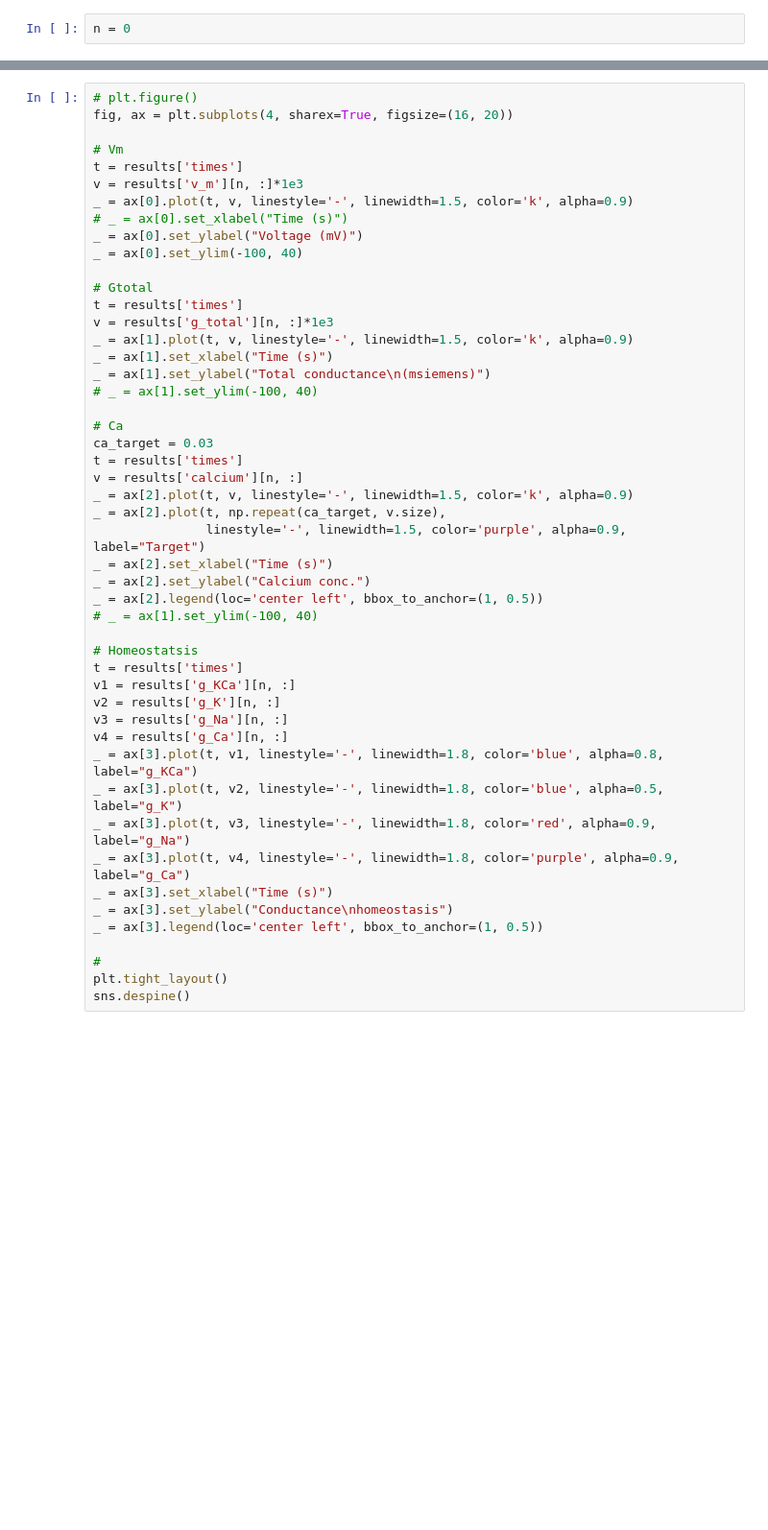
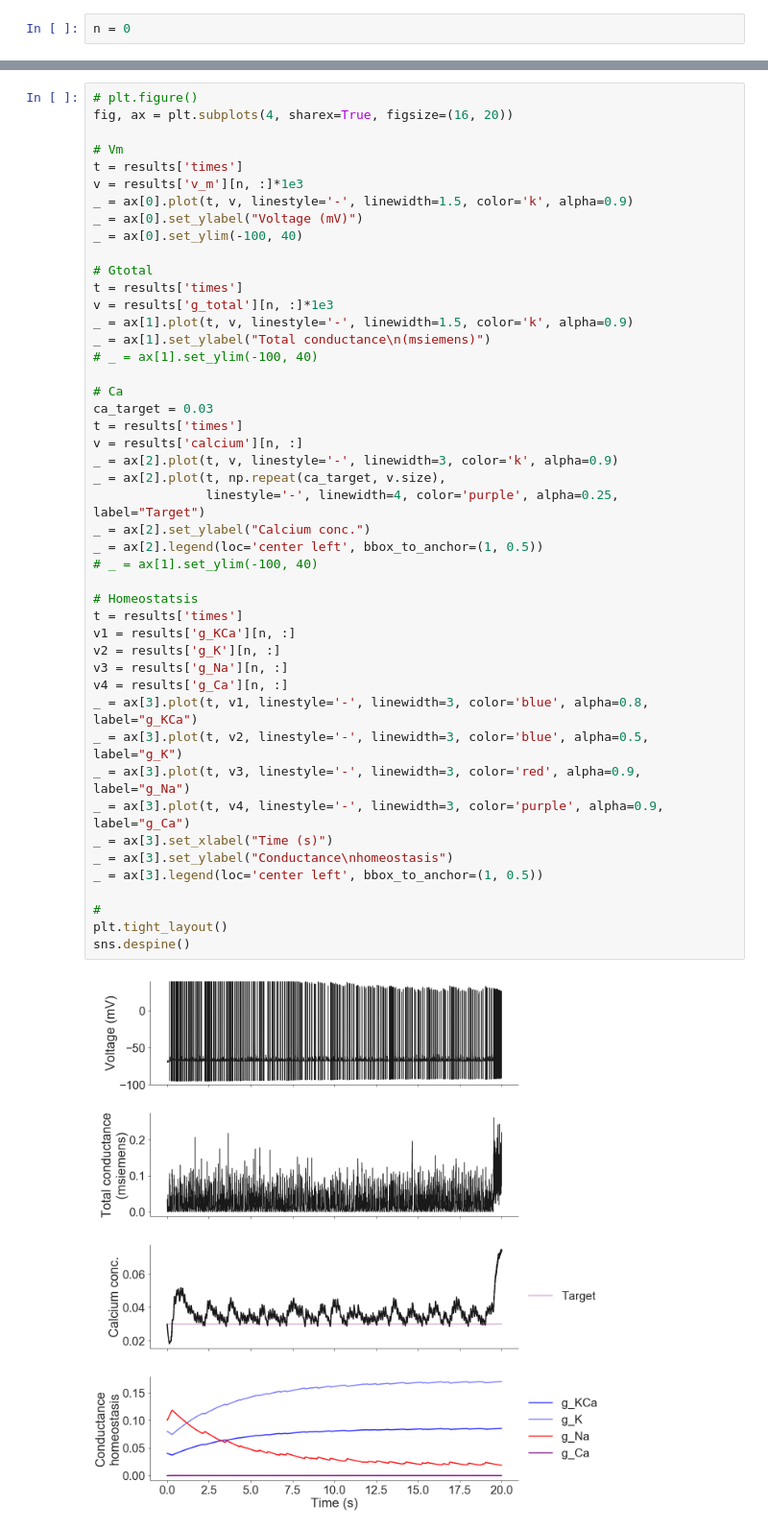
Before and after one commit to voytekresearch/resistingrhythm, a Jupyter notebook: resistingrhythm/ipynb/paper_figures_HHH.ipynb, the cells around one changed output, grey strips where cells are left out. Shown at 96% size. Cells and saved outputs as stored; diff of their text form; blank space fills up the shorter version.

```diff
--- a/resistingrhythm/ipynb/paper_figures_HHH.ipynb
+++ b/resistingrhythm/ipynb/paper_figures_HHH.ipynb
@@ -108,44 +123,43 @@ fig, ax = plt.subplots(4, sharex=True, figsize=(16, 20))
 t = results['times']
 v = results['v_m'][n, :]*1e3
 _ = ax[0].plot(t, v, linestyle='-', linewidth=1.5, color='k', alpha=0.9)
-# _ = ax[0].set_xlabel("Time (s)")
 _ = ax[0].set_ylabel("Voltage (mV)")
 _ = ax[0].set_ylim(-100, 40)
 
 # Gtotal
 t = results['times']
 v = results['g_total'][n, :]*1e3
 _ = ax[1].plot(t, v, linestyle='-', linewidth=1.5, color='k', alpha=0.9)
-_ = ax[1].set_xlabel("Time (s)")
 _ = ax[1].set_ylabel("Total conductance\n(msiemens)")
 # _ = ax[1].set_ylim(-100, 40)
 
 # Ca
 ca_target = 0.03
 t = results['times']
 v = results['calcium'][n, :]
-_ = ax[2].plot(t, v, linestyle='-', linewidth=1.5, color='k', alpha=0.9)
+_ = ax[2].plot(t, v, linestyle='-', linewidth=3, color='k', alpha=0.9)
 _ = ax[2].plot(t, np.repeat(ca_target, v.size),
-               linestyle='-', linewidth=1.5, color='purple', alpha=0.9, label="Target")
-_ = ax[2].set_xlabel("Time (s)")
+               linestyle='-', linewidth=4, color='purple', alpha=0.25, label="Target")
 _ = ax[2].set_ylabel("Calcium conc.")
 _ = ax[2].legend(loc='center left', bbox_to_anchor=(1, 0.5))
 # _ = ax[1].set_ylim(-100, 40)
 
 # Homeostatsis
 t = results['times']
 v1 = results['g_KCa'][n, :]
 v2 = results['g_K'][n, :]
 v3 = results['g_Na'][n, :]
 v4 = results['g_Ca'][n, :]
-_ = ax[3].plot(t, v1, linestyle='-', linewidth=1.8, color='blue', alpha=0.8, label="g_KCa")
-_ = ax[3].plot(t, v2, linestyle='-', linewidth=1.8, color='blue', alpha=0.5, label="g_K")
-_ = ax[3].plot(t, v3, linestyle='-', linewidth=1.8, color='red', alpha=0.9, label="g_Na")
-_ = ax[3].plot(t, v4, linestyle='-', linewidth=1.8, color='purple', alpha=0.9, label="g_Ca")
+_ = ax[3].plot(t, v1, linestyle='-', linewidth=3, color='blue', alpha=0.8, label="g_KCa")
+_ = ax[3].plot(t, v2, linestyle='-', linewidth=3, color='blue', alpha=0.5, label="g_K")
+_ = ax[3].plot(t, v3, linestyle='-', linewidth=3, color='red', alpha=0.9, label="g_Na")
+_ = ax[3].plot(t, v4, linestyle='-', linewidth=3, color='purple', alpha=0.9, label="g_Ca")
 _ = ax[3].set_xlabel("Time (s)")
 _ = ax[3].set_ylabel("Conductance\nhomeostasis")
 _ = ax[3].legend(loc='center left', bbox_to_anchor=(1, 0.5))
 
 #
 plt.tight_layout()
 sns.despine()
+# %% [output]
+[figure, added]
```
Also changed, not shown: parts of 4 cells of this notebook.
